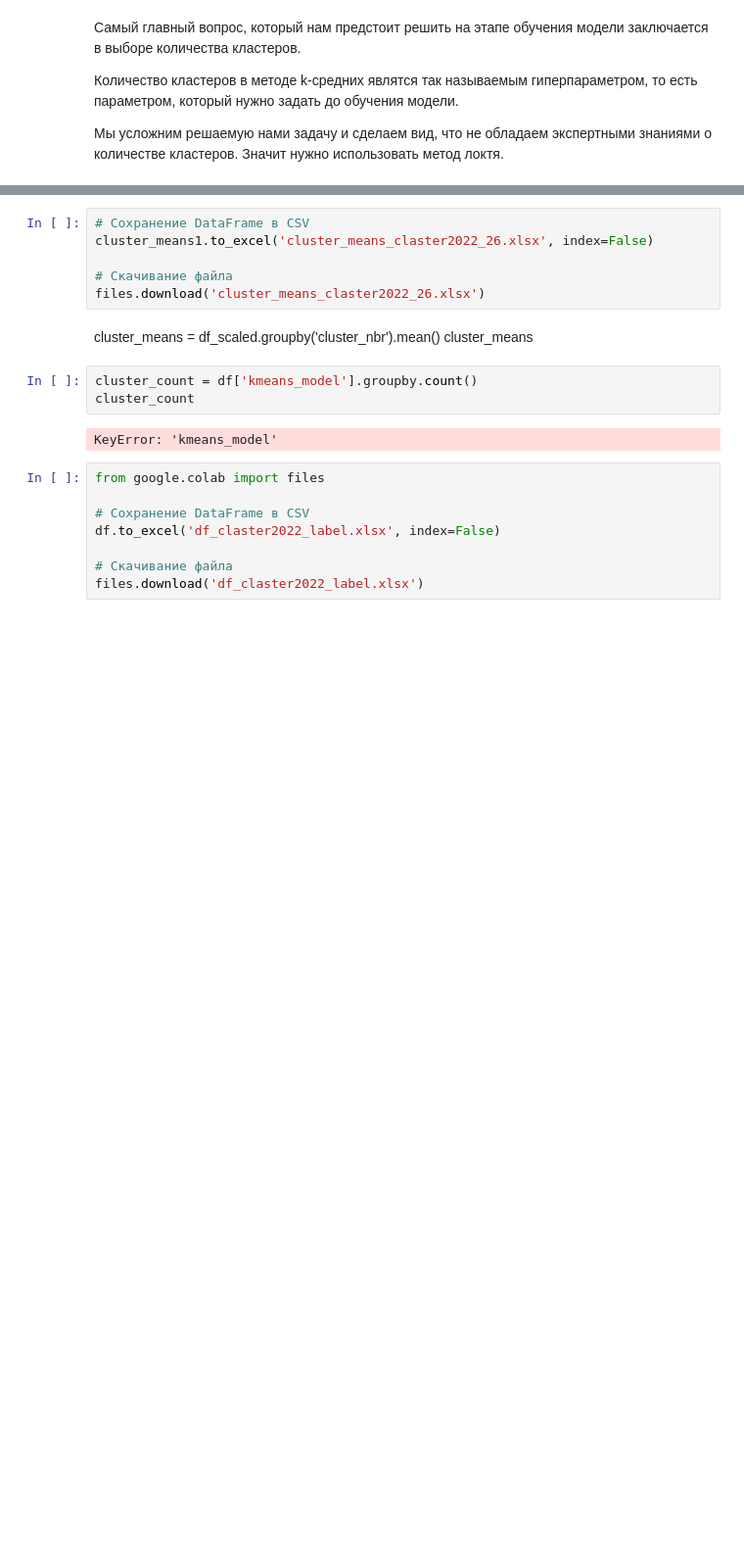
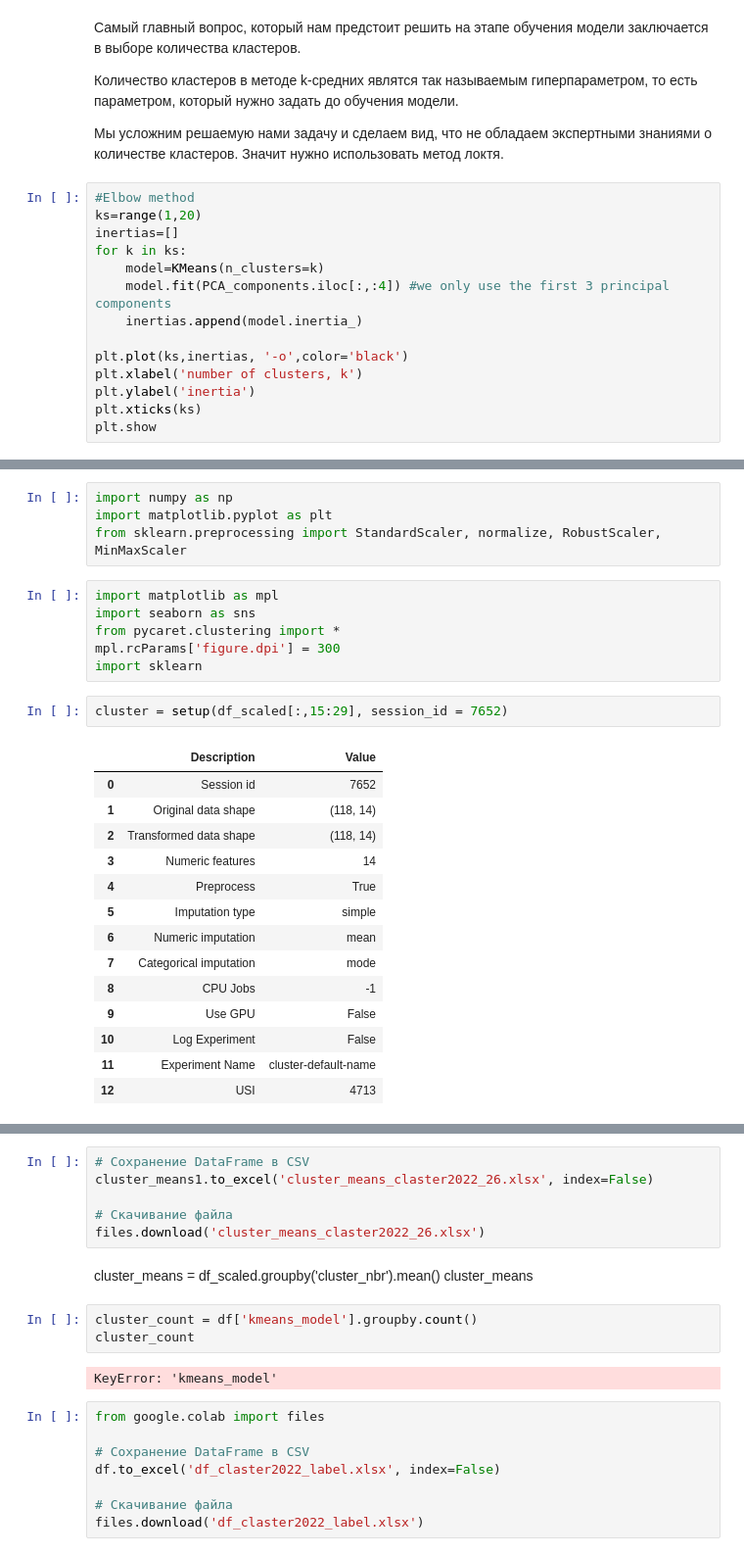
Before and after one commit to uto4ka101/CLustering_on_Python, a Jupyter notebook: Article_NacBank_ Cluster_Factor_region_BEL_118_27_2022_year.ipynb, the cells around one changed output, grey strips where cells are left out. Shown at 98% size. Cells and saved outputs as stored; diff of their text form; blank space fills up the shorter version.

```diff
--- a/Article_NacBank_ Cluster_Factor_region_BEL_118_27_2022_year.ipynb
+++ b/Article_NacBank_ Cluster_Factor_region_BEL_118_27_2022_year.ipynb
@@ -540,3 +537,17 @@ files.download('KMEANS_18-05-2024.xlsx')
 Количество кластеров в методе k-средних являтся так называемым гиперпараметром, то есть параметром, который нужно задать до обучения модели.
 
 Мы усложним решаемую нами задачу и сделаем вид, что не обладаем экспертными знаниями о количестве кластеров. Значит нужно использовать метод локтя.
+# %%
+#Elbow method
+ks=range(1,20)
+inertias=[]
+for k in ks:
+    model=KMeans(n_clusters=k)
+    model.fit(PCA_components.iloc[:,:4]) #we only use the first 3 principal components
+    inertias.append(model.inertia_)
+
+plt.plot(ks,inertias, '-o',color='black')
+plt.xlabel('number of clusters, k')
+plt.ylabel('inertia')
+plt.xticks(ks)
+plt.show
@@ -590,0 +659,27 @@ Text(0, 0.5, 'WCSS')
+# %%
+import numpy as np
+import matplotlib.pyplot as plt
+from sklearn.preprocessing import StandardScaler, normalize, RobustScaler, MinMaxScaler
+# %%
+import matplotlib as mpl
+import seaborn as sns
+from pycaret.clustering import *
+mpl.rcParams['figure.dpi'] = 300
+import sklearn
+# %%
+сluster = setup(df_scaled[:,15:29], session_id = 7652)
+# %% [output]
+|  | Description | Value |
+| 0 | Session id | 7652 |
+| 1 | Original data shape | (118, 14) |
+| 2 | Transformed data shape | (118, 14) |
+| 3 | Numeric features | 14 |
+| 4 | Preprocess | True |
+| 5 | Imputation type | simple |
+| 6 | Numeric imputation | mean |
+| 7 | Categorical imputation | mode |
+| 8 | CPU Jobs | -1 |
+| 9 | Use GPU | False |
+| 10 | Log Experiment | False |
+| 11 | Experiment Name | cluster-default-name |
+| 12 | USI | 4713 |
```
Also changed, not shown: parts of 26 cells of this notebook.
